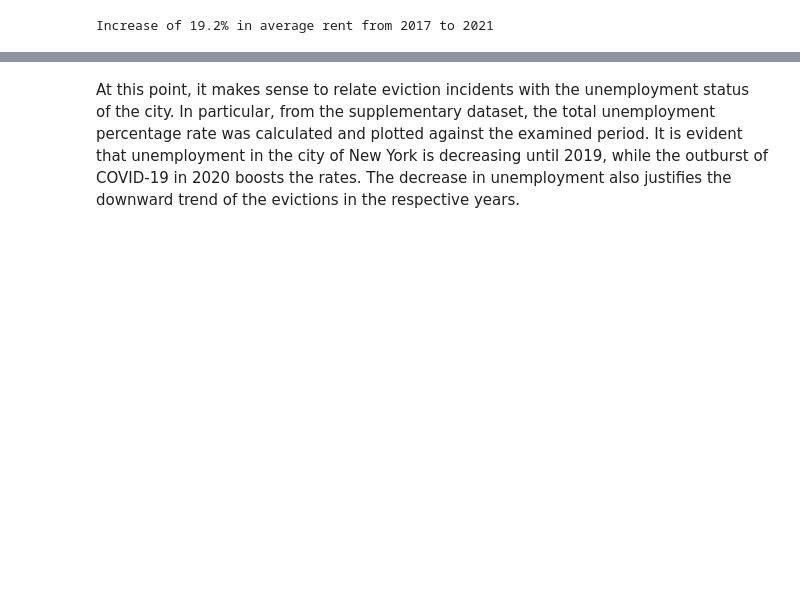
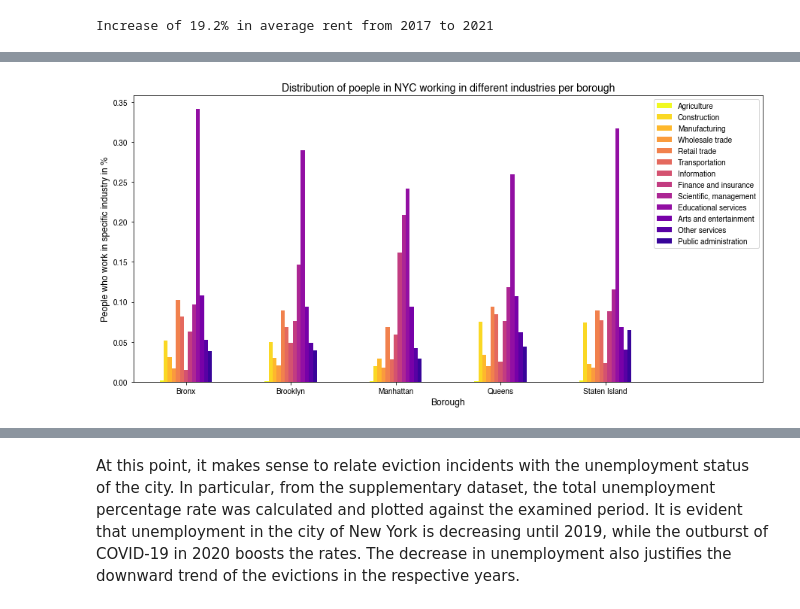
Before and after one commit to FranziskaMarie/Evictions-NYC, a Jupyter notebook: ExplainerNotebook.ipynb, the cells around one changed output, grey strips where cells are left out. Saved outputs shown, nothing was run; the diff lists cells and outputs as text; code cells hidden in the pictures; blank space fills up the shorter version.

```diff
--- a/ExplainerNotebook.ipynb
+++ b/ExplainerNotebook.ipynb
@@ -553,0 +568,16 @@ plt.show()
+# %%
+plasma_special = []
+cmap = plt.get_cmap('plasma_r', len(df_industries.columns))
+for i in range(cmap.N):
+    rgba = cmap(i)
+    plasma_special += [matplotlib.colors.rgb2hex(rgba)]
+
+df_industries_ratio.plot.bar(color=plasma_special)
+plt.xlabel('Borough')
+plt.ylabel('People who work in specific industry in %')
+plt.xticks(rotation=0)
+plt.title('Distribution of poeple in NYC working in different industries per borough')
+plt.xlim(right=5.5)
+plt.show()
+# %% [output]
+[figure, added]
```
Also changed, not shown: parts of 56 cells of this notebook.
